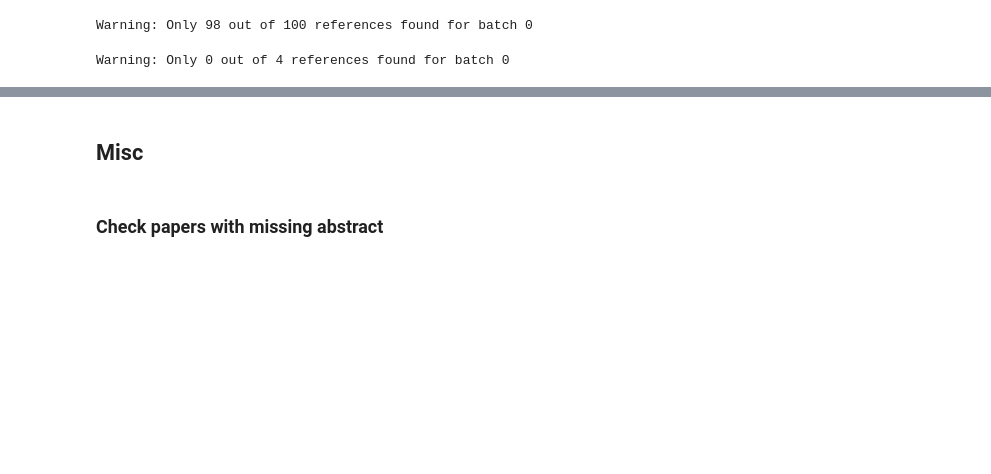
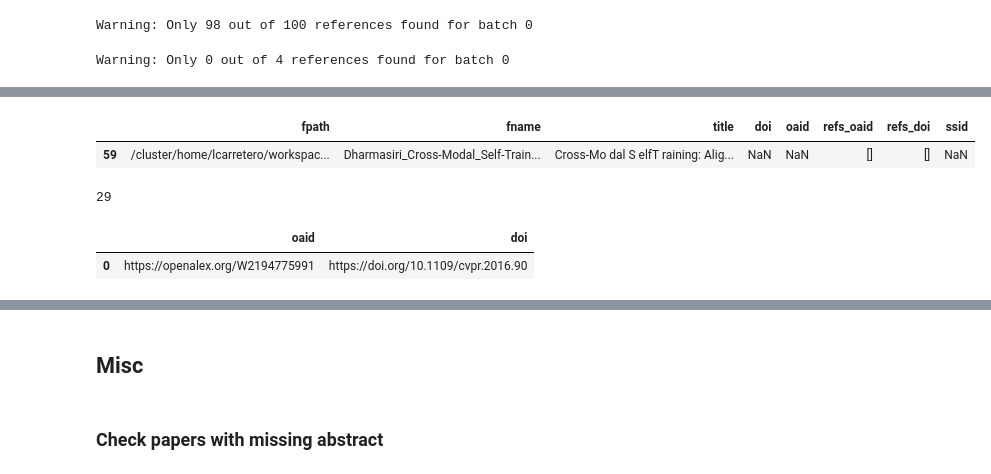
Before and after one commit to LuisCarretero/dsl-research-assistant, a Jupyter notebook: src/semantic_search/dev/retrieval_dev.ipynb, the cells around one changed output, grey strips where cells are left out. Saved outputs shown, nothing was run; the diff lists cells and outputs as text; code cells hidden in the pictures; blank space fills up the shorter version.

```diff
--- a/src/semantic_search/dev/retrieval_dev.ipynb
+++ b/src/semantic_search/dev/retrieval_dev.ipynb
@@ -168 +144,15 @@ df.refs_oaid[0]
+# %%
+df[df.doi.isna()].head(1)
+# %% [output]
+|  | fpath | fname | title | doi | oaid | refs_oaid | refs_doi | ssid |
+| 59 | /cluster/home/lcarretero/workspac... | Dharmasiri_Cross-Modal_Self-Train... | Cross-Mo dal S elfT raining: Alig... | NaN | NaN | [] | [] | NaN |
+# %%
+len(df.refs_doi[0])
+# %% [output]
+29
+# %%
+ref_df[['oaid', 'doi']].head(1)
+# %% [output]
+|  | oaid | doi |
+| 0 | https://openalex.org/W2194775991 | https://doi.org/10.1109/cvpr.2016.90 |
 # %%
```
Also changed, not shown: parts of 24 cells of this notebook, 1 other file.
